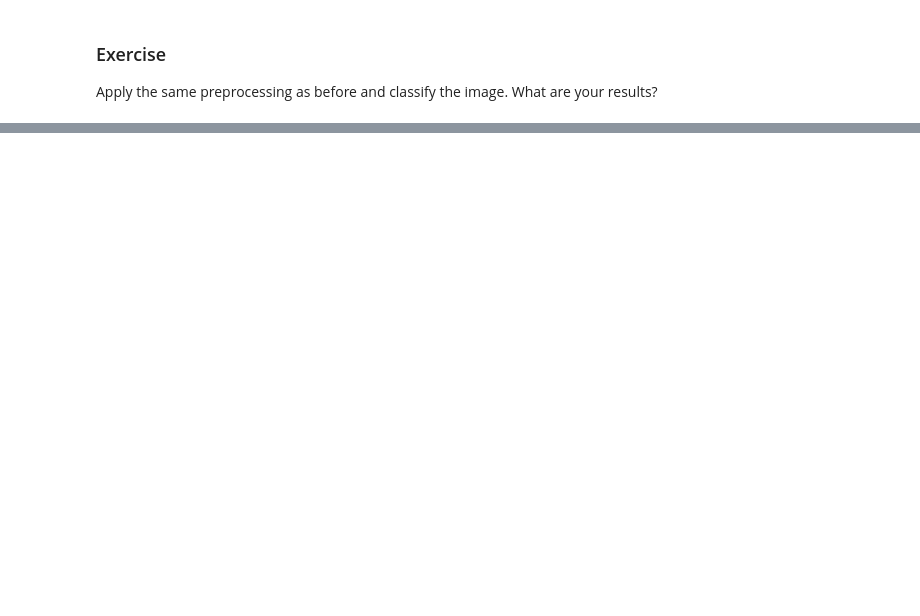
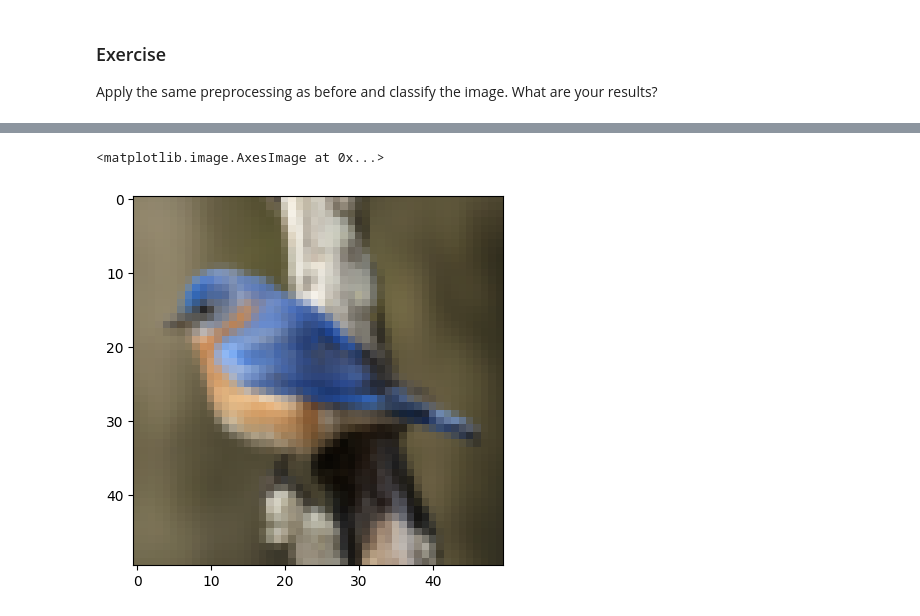
Before and after one commit to Urooj1607/deep_learning, a Jupyter notebook: 01_materials/labs/lab_4.ipynb, the cells around one changed output, grey strips where cells are left out. Drawn from its saved outputs; the diff is of its cells as text; code cells hidden in the pictures; blank space fills up the shorter version.

```diff
--- a/01_materials/labs/lab_4.ipynb
+++ b/01_materials/labs/lab_4.ipynb
@@ -301,0 +315,5 @@ Apply the same preprocessing as before and classify the image. What are your res
+# %%
+plt.imshow(resize_image)
+# %% [output]
+<matplotlib.image.AxesImage at 0x...>
+[figure, added]
```
Also changed, not shown: parts of 5 cells of this notebook.
